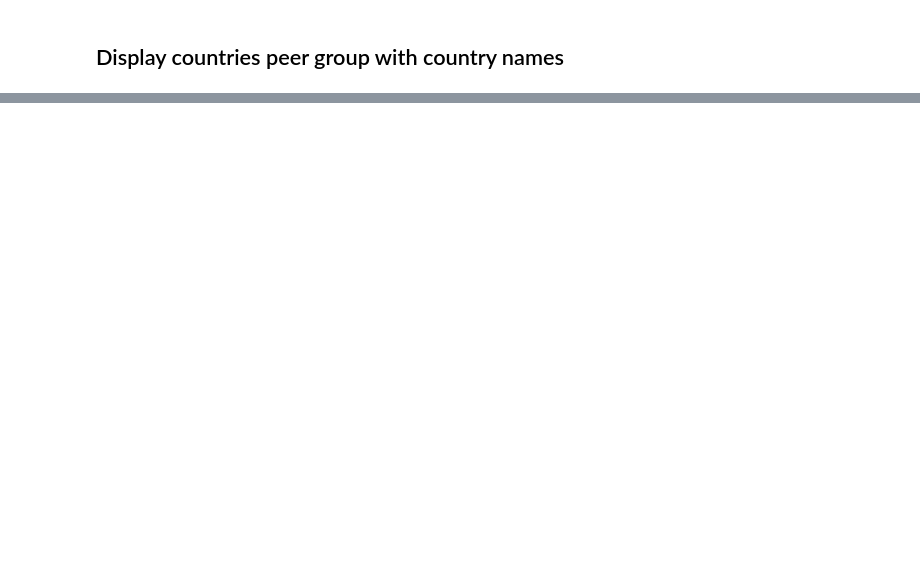
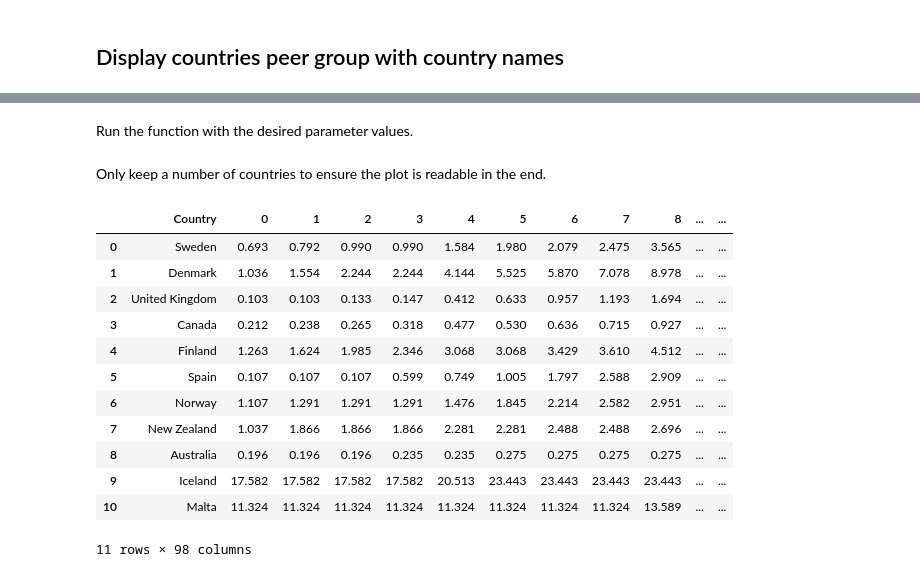
Before and after one commit to henrythier/covid-19, a Jupyter notebook: Peergroup.ipynb, the cells around one changed output, grey strips where cells are left out. Cells and saved outputs as stored; diff of their text form; code cells hidden in the pictures; blank space fills up the shorter version.

```diff
--- a/Peergroup.ipynb
+++ b/Peergroup.ipynb
@@ -309,0 +380,2 @@ disp.replace({'iso': country_dict}).rename(columns={'iso': 'Country'}).set_index
+# %% [markdown]
+Run the function with the desired parameter values.
@@ -309,0 +387,25 @@ disp.replace({'iso': country_dict}).rename(columns={'iso': 'Country'}).set_index
+# %% [markdown]
+Only keep a number of countries to ensure the plot is readable in the end.
+# %%
+peer_group_size = 10
+
+# only keep x closest countries
+peergroup_metric = metric_frame.loc[peer_group.head(peer_group_size).index].dropna(axis='columns', how='all')
+
+# exchange numeric for country name
+peergroup_metric = peergroup_metric.reset_index().replace({'iso': country_dict}).rename(columns={'iso': 'Country'})
+peergroup_metric
+# %% [output]
+|  | Country | 0 | 1 | 2 | 3 | 4 | 5 | 6 | 7 | 8 | ... | ... |
+| 0 | Sweden | 0.693 | 0.792 | 0.990 | 0.990 | 1.584 | 1.980 | 2.079 | 2.475 | 3.565 | ... | ... |
+| 1 | Denmark | 1.036 | 1.554 | 2.244 | 2.244 | 4.144 | 5.525 | 5.870 | 7.078 | 8.978 | ... | ... |
+| 2 | United Kingdom | 0.103 | 0.103 | 0.133 | 0.147 | 0.412 | 0.633 | 0.957 | 1.193 | 1.694 | ... | ... |
+| 3 | Canada | 0.212 | 0.238 | 0.265 | 0.318 | 0.477 | 0.530 | 0.636 | 0.715 | 0.927 | ... | ... |
+| 4 | Finland | 1.263 | 1.624 | 1.985 | 2.346 | 3.068 | 3.068 | 3.429 | 3.610 | 4.512 | ... | ... |
+| 5 | Spain | 0.107 | 0.107 | 0.107 | 0.599 | 0.749 | 1.005 | 1.797 | 2.588 | 2.909 | ... | ... |
+| 6 | Norway | 1.107 | 1.291 | 1.291 | 1.291 | 1.476 | 1.845 | 2.214 | 2.582 | 2.951 | ... | ... |
+| 7 | New Zealand | 1.037 | 1.866 | 1.866 | 1.866 | 2.281 | 2.281 | 2.488 | 2.488 | 2.696 | ... | ... |
+| 8 | Australia | 0.196 | 0.196 | 0.196 | 0.235 | 0.235 | 0.275 | 0.275 | 0.275 | 0.275 | ... | ... |
+| 9 | Iceland | 17.582 | 17.582 | 17.582 | 17.582 | 20.513 | 23.443 | 23.443 | 23.443 | 23.443 | ... | ... |
+| 10 | Malta | 11.324 | 11.324 | 11.324 | 11.324 | 11.324 | 11.324 | 11.324 | 11.324 | 13.589 | ... | ... |
+11 rows × 98 columns
```
Also changed, not shown: parts of 15 cells of this notebook, 1 other file.
